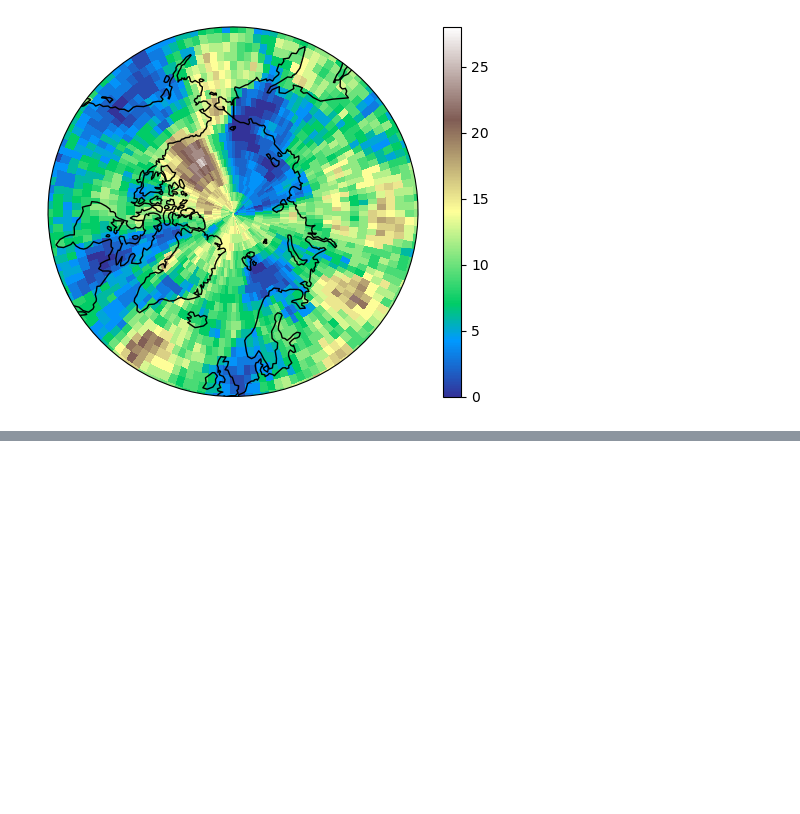
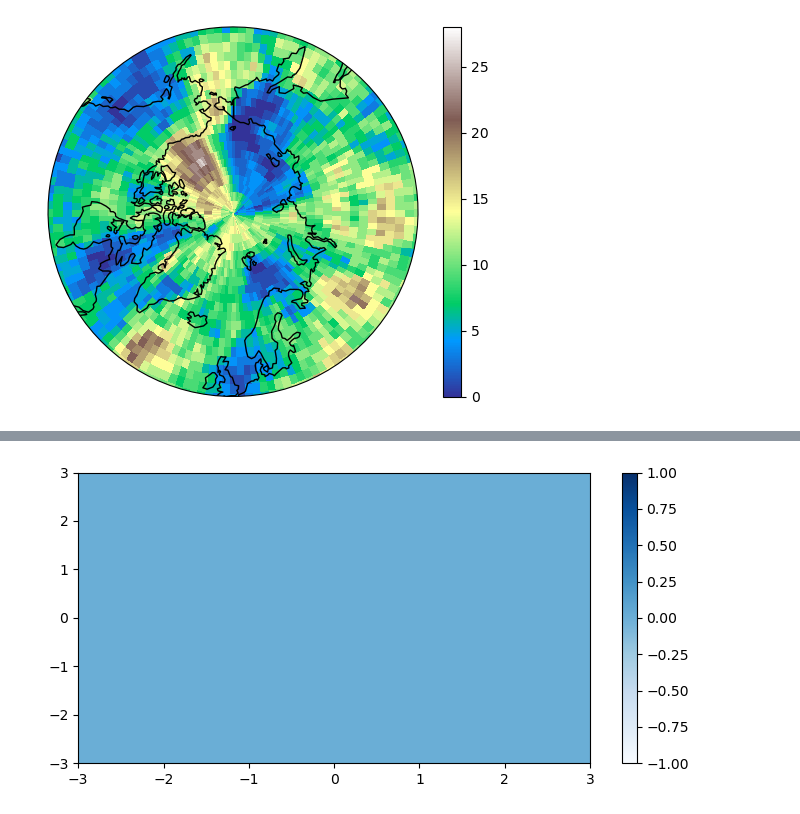
Before and after one commit to eScience-course/Tjaernoe2022-group5, a Jupyter notebook: notebooks/Remy/test_pangeo.ipynb, the cells around one changed output, grey strips where cells are left out. Saved outputs shown, nothing was run; the diff lists cells and outputs as text; code cells hidden in the pictures; blank space fills up the shorter version.

```diff
--- a/notebooks/Remy/test_pangeo.ipynb
+++ b/notebooks/Remy/test_pangeo.ipynb
@@ -314,19 +309,0 @@ ValueError: Collections can only map rank 1 arrays. You likely want to call with
-# %%
-from IPython import display
-import matplotlib.pyplot as plt
-from matplotlib.animation import FuncAnimation
-x = np.linspace(0, 2*np.pi, 100)
-y = np.sin(x)
-fig, ax = plt.subplots()
-line, = ax.plot([])   # A tuple unpacking to unpack the only plot
-ax.set_xlim(0, 2*np.pi)
-ax.set_ylim(-1.1, 1.1)
-def animate(frame_num):
-    y = np.sin(x + 2*np.pi * frame_num/100)
-    line.set_data((x, y))
-    return line
-anim = FuncAnimation(fig, animate, frames=100, interval=20)
-video = anim.to_html5_video()
-html = display.HTML(video)
-display.display(html)
-plt.close()
@@ -336,0 +310,23 @@ plt.close()
+# %%
+import numpy as np
+from matplotlib import pyplot as plt, animation
+plt.rcParams["figure.figsize"] = [7.00, 3.50]
+plt.rcParams["figure.autolayout"] = True
+
+fig, ax = plt.subplots()
+x = np.linspace(-3, 3, 91)
+t = np.linspace(0, 25, 30)
+y = np.linspace(-3, 3, 91)
+X3, Y3, T3 = np.meshgrid(x, y, t)
+sinT3 = np.sin(2 * np.pi * T3 / T3.max(axis=2)[..., np.newaxis])
+G = (X3 ** 2 + Y3 ** 2) * sinT3
+cax = ax.pcolormesh(x, y, G[:-1, :-1, 0], vmin=-1, vmax=1, cmap='Blues')
+fig.colorbar(cax)
+
+def animate(i):
+   cax.set_array(G[:-1, :-1, i].flatten())
+
+anim = animation.FuncAnimation(fig, animate, interval=100, frames=len(t) - 1)
+plt.show()
+# %% [output]
+[figure, added]
```
Also changed, not shown: parts of 5 cells of this notebook, 2 other files.
